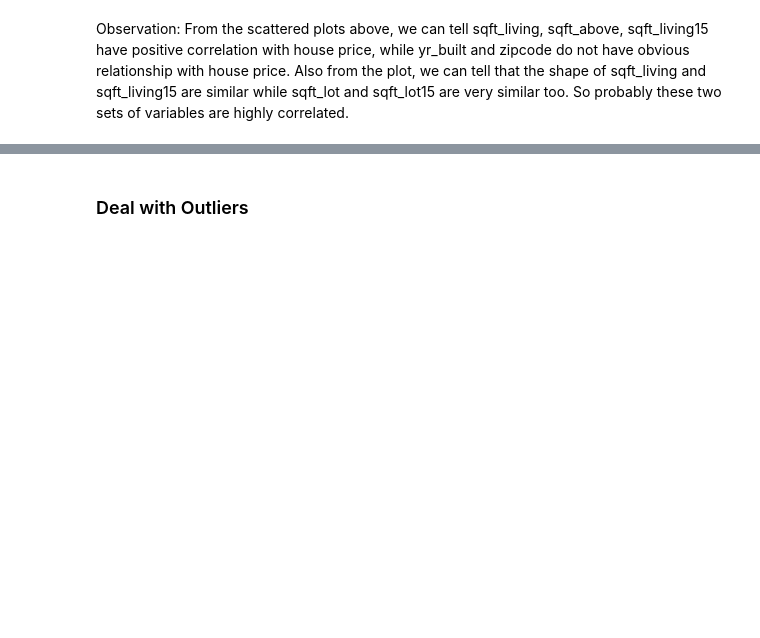
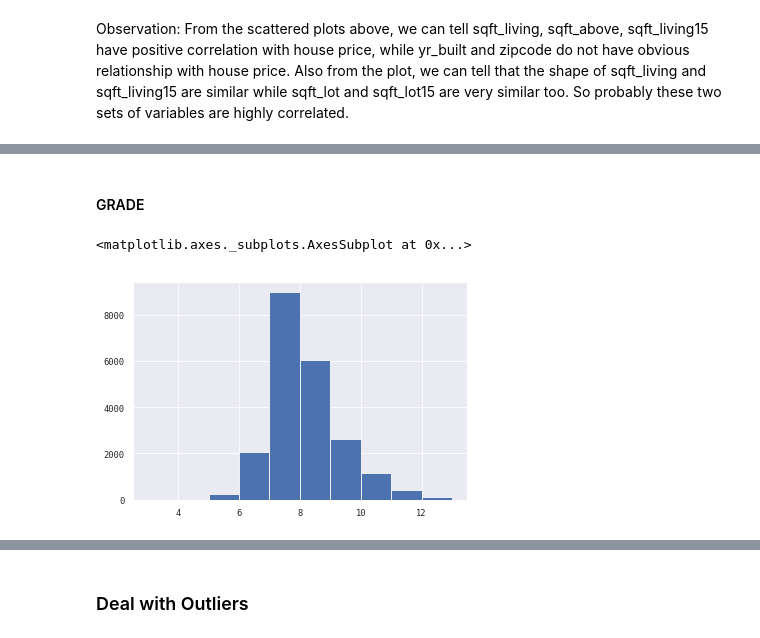
Before and after one commit to bonniema/housepriceprediction-multipleregression, a Jupyter notebook: project-exploration.ipynb, the cells around one changed output, grey strips where cells are left out. Cells and saved outputs as stored; diff of their text form; code cells hidden in the pictures; blank space fills up the shorter version.

```diff
--- a/project-exploration.ipynb
+++ b/project-exploration.ipynb
@@ -240,0 +273,8 @@ for xcol, ax in zip(cat_list2, axes):
+# %% [markdown]
+#### GRADE
+# %%
+kcdata['grade'].describe()
+kcdata['grade'].hist()
+# %% [output]
+<matplotlib.axes._subplots.AxesSubplot at 0x...>
+[figure, added]
```
Also changed, not shown: parts of 101 cells of this notebook.
